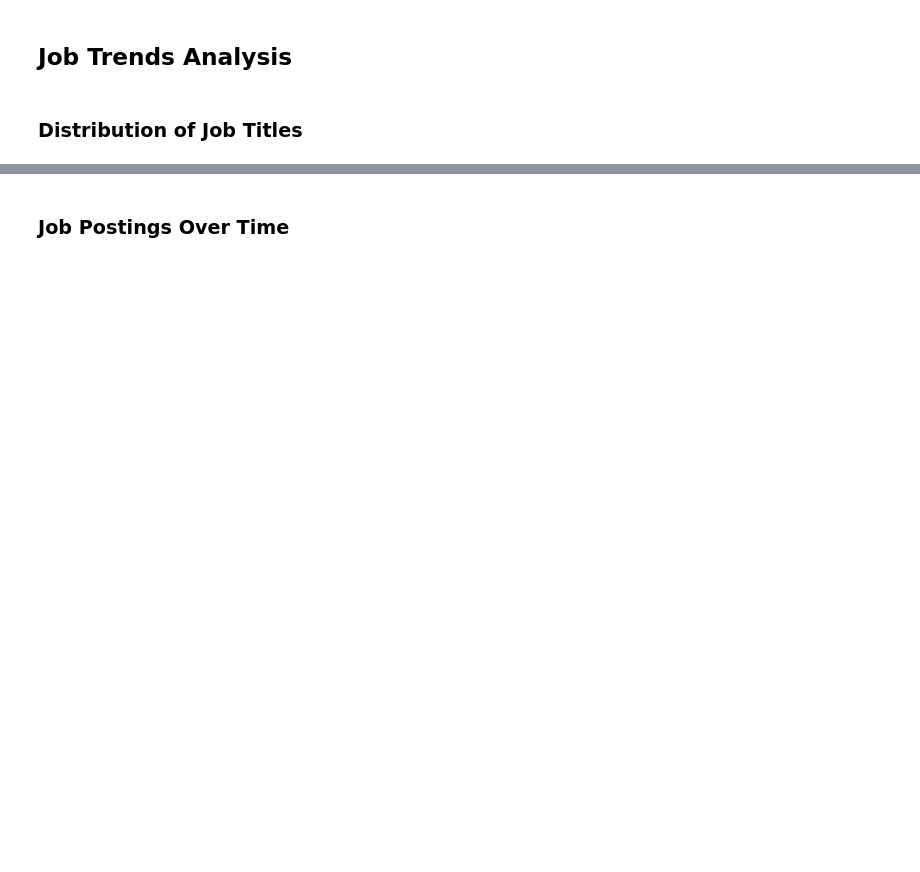
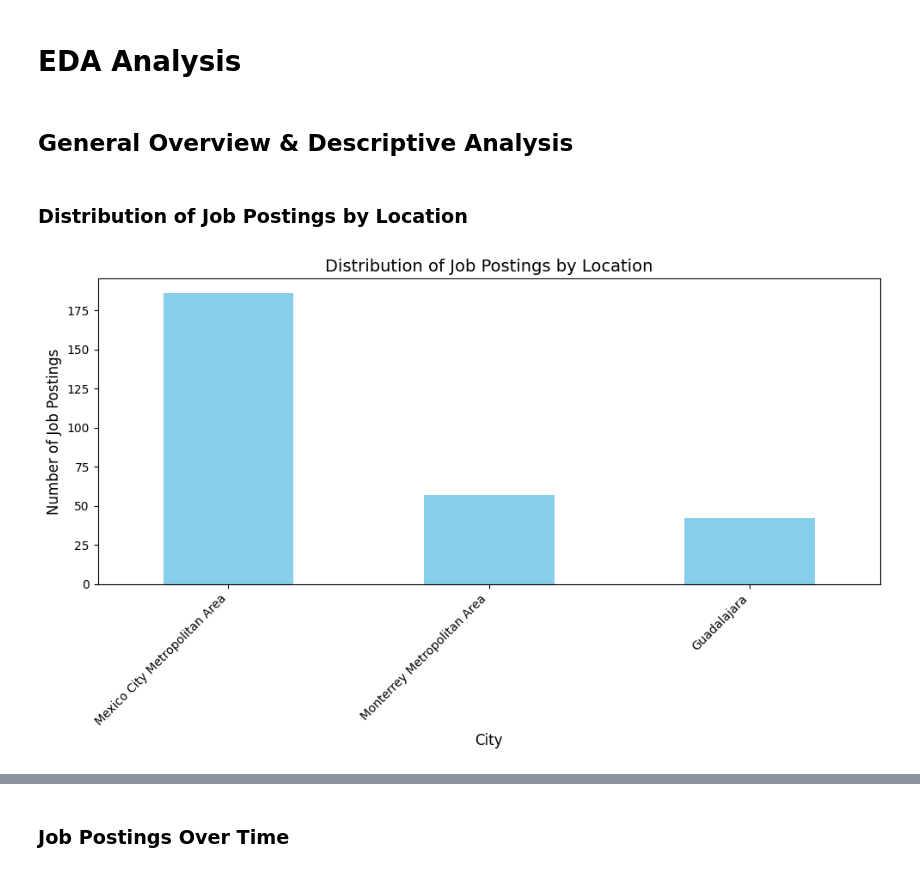
Before and after one commit to ricardogr07/Data-extraction-using-web-scraping, a Jupyter notebook: src/LinkedIn_Jobs_Analysis.ipynb, the cells around one changed output, grey strips where cells are left out. Cells and saved outputs as stored; diff of their text form; code cells hidden in the pictures; blank space fills up the shorter version.

```diff
--- a/src/LinkedIn_Jobs_Analysis.ipynb
+++ b/src/LinkedIn_Jobs_Analysis.ipynb
@@ -1,4 +5,6 @@
 # %% [markdown]
-## Job Trends Analysis
+# EDA Analysis
+# %% [markdown]
+## General Overview & Descriptive Analysis
 # %% [markdown]
-### Distribution of Job Titles
+### Distribution of Job Postings by Location
@@ -8,0 +11,14 @@ df = pd.read_csv('LinkedIn_Jobs_Data_Scientist_Monterrey.csv')
+# %%
+location_counts = df['Location'].value_counts()
+
+plt.figure(figsize=(10, 6))
+location_counts.plot(kind='bar', color='skyblue')
+plt.title('Distribution of Job Postings by Location', fontsize=14)
+plt.xlabel('City', fontsize=12)
+plt.ylabel('Number of Job Postings', fontsize=12)
+plt.xticks(rotation=45, ha='right')
+plt.tight_layout()
+
+plt.show()
+# %% [output]
+[figure, added]
```
Also changed, not shown: parts of 99 cells of this notebook.
